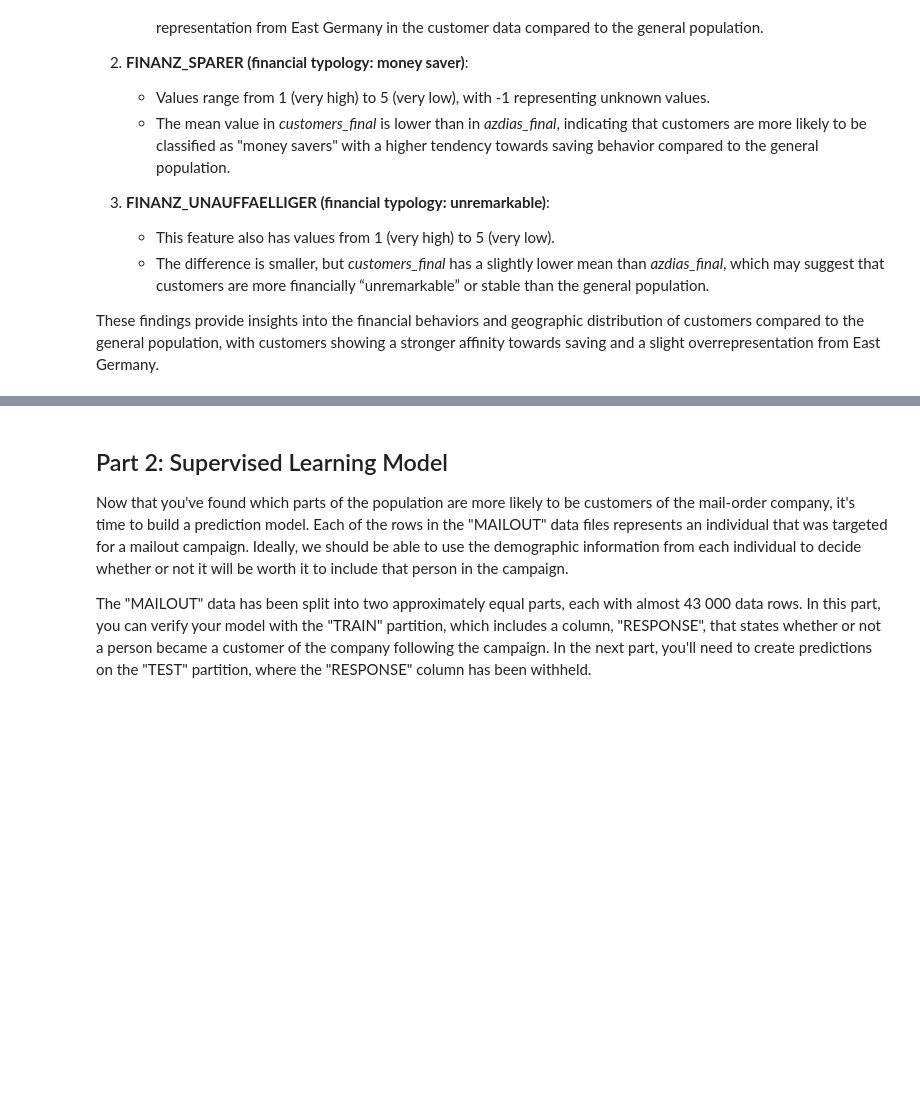
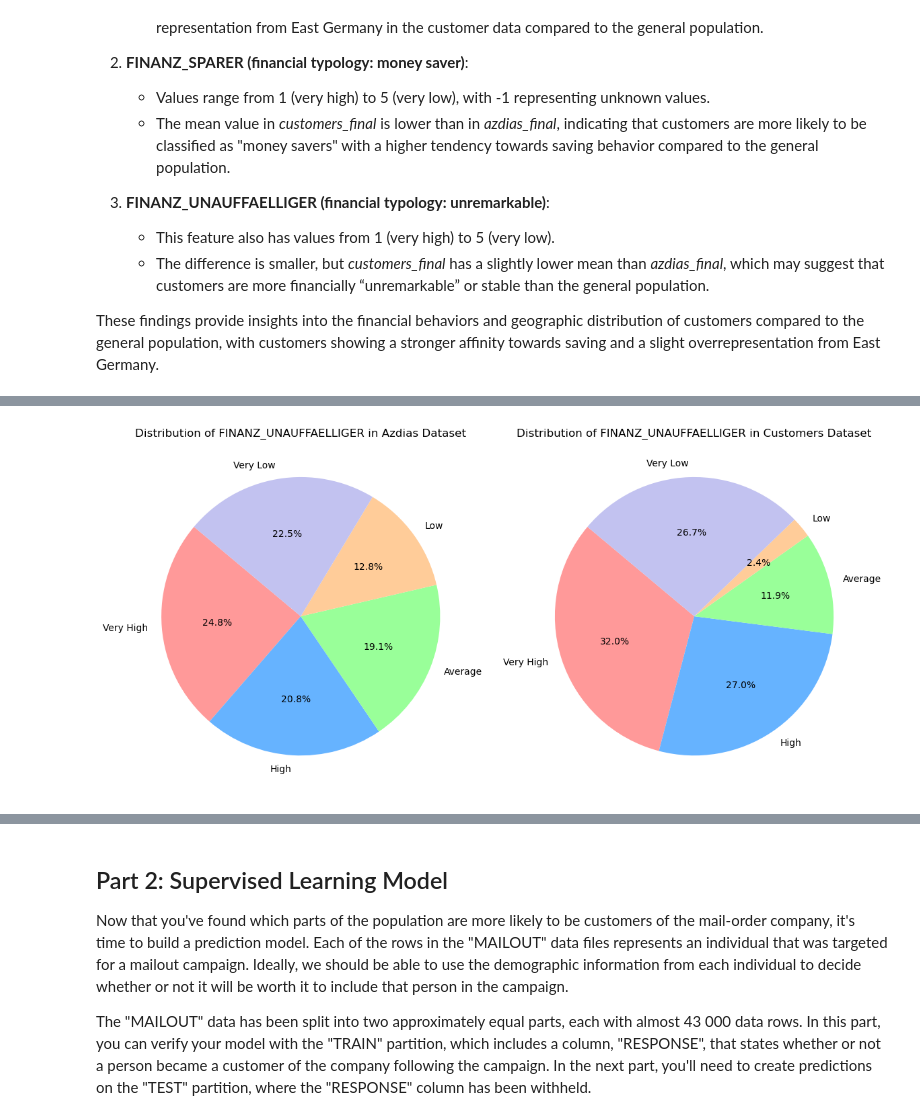
Before and after one commit to fabiandatascience/udacitycapstoneproject, a Jupyter notebook: Arvato Project Workbook.ipynb, the cells around one changed output, grey strips where cells are left out. Cells and saved outputs as stored; diff of their text form; code cells hidden in the pictures; blank space fills up the shorter version.

```diff
--- a/Arvato Project Workbook.ipynb
+++ b/Arvato Project Workbook.ipynb
@@ -1760,0 +1860,29 @@ These findings provide insights into the financial behaviors and geographic dist
+# %%
+
+# Calculate the distribution (normalized to percentages) of 'FINANZ_UNAUFFAELLIGER' in azdias_final
+azdias_finanz_unauffaelliger = azdias_final['FINANZ_UNAUFFAELLIGER'].value_counts(normalize=True).sort_index() * 100
+
+# Calculate the distribution (normalized to percentages) of 'FINANZ_UNAUFFAELLIGER' in customers_final
+customers_finanz_unauffaelliger = customers_final['FINANZ_UNAUFFAELLIGER'].value_counts(normalize=True).sort_index() * 100
+
+# Labels for the pie chart
+labels = ['Very High', 'High', 'Average', 'Low', 'Very Low']
+
+# Colors for the pie chart
+colors = ['#ff9999', '#66b3ff', '#99ff99', '#ffcc99', '#c2c2f0']
+
+# Plot for azdias dataset
+plt.figure(figsize=(12, 6))
+plt.subplot(1, 2, 1)
+plt.pie(azdias_finanz_unauffaelliger, labels=labels, autopct='%1.1f%%', startangle=140, colors=colors)
+plt.title('Distribution of FINANZ_UNAUFFAELLIGER in Azdias Dataset')
+
+# Plot for customers dataset
+plt.subplot(1, 2, 2)
+plt.pie(customers_finanz_unauffaelliger, labels=labels, autopct='%1.1f%%', startangle=140, colors=colors)
+plt.title('Distribution of FINANZ_UNAUFFAELLIGER in Customers Dataset')
+
+plt.tight_layout()
+plt.show()
+# %% [output]
+[figure, added]
```
Also changed, not shown: parts of 22 cells of this notebook.
